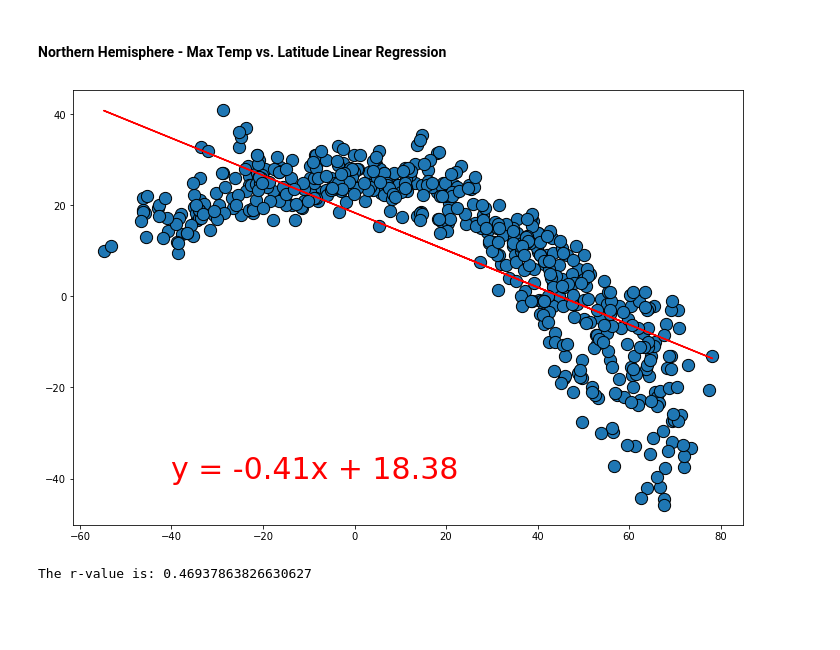
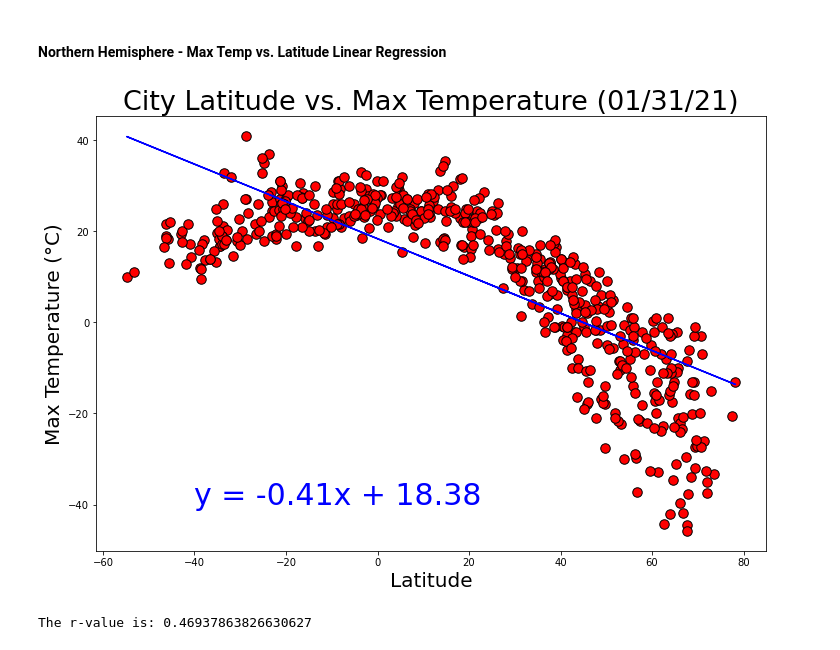
Before and after one commit to pete6184/WeatherPy_API_Weather_Data, a Jupyter notebook: WeatherPy/WeatherPy.ipynb, the cells around one changed output. Saved outputs shown, nothing was run; the diff lists cells and outputs as text; code cells hidden in the pictures; blank space fills up the shorter version.

Commit message:
working on the regression plots

```diff
--- a/WeatherPy/WeatherPy.ipynb
+++ b/WeatherPy/WeatherPy.ipynb
@@ -250,22 +258,28 @@ plt.show()
 # %%
 # create a scatter plot to show relationship between lattitude and humidity
 fig1, ax1 = plt.subplots(figsize=(12, 8))
 x_value = cities_df["Lat"]
 y_value = cities_df["Max Temp"]
 
 (slope, intercept, rvalue, pvalue, stderr) = linregress(x_value, y_value)
 regress_values = x_value * slope + intercept
 
 line_eq = "y = " + str(round(slope, 2)) + "x + " + str(round(intercept, 2))
-plt.scatter(x_value, y_value, s=150, edgecolor="black")
+plt.scatter(x_value, y_value, s=90, c="r", edgecolor="k")
 # plot regression line
-plt.plot(x_value, regress_values, "r-")
+plt.plot(x_value, regress_values, "b-")
 # print equation in graph
-plt.annotate(line_eq, (-40,-40), fontsize=30, color="red")
+plt.annotate(line_eq, (-40,-40), fontsize=30, color="b")
+
+# add labels for readibility
+current_date = pd.to_datetime('today').date().strftime('%m/%d/%y')
+plt.title(f"City Latitude vs. Max Temperature ({current_date})", fontsize=27)
+plt.xlabel("Latitude", fontsize=20)
+plt.ylabel("Max Temperature (°C)", fontsize=20)
 
 plt.show()
 # %% [output]
-[figure, old version]
+[figure, new version]
 # %%
 # %% [output]
 The r-value is: 0.46937863826630627
```
Also changed, not shown: parts of 12 cells of this notebook, 4 other files.
